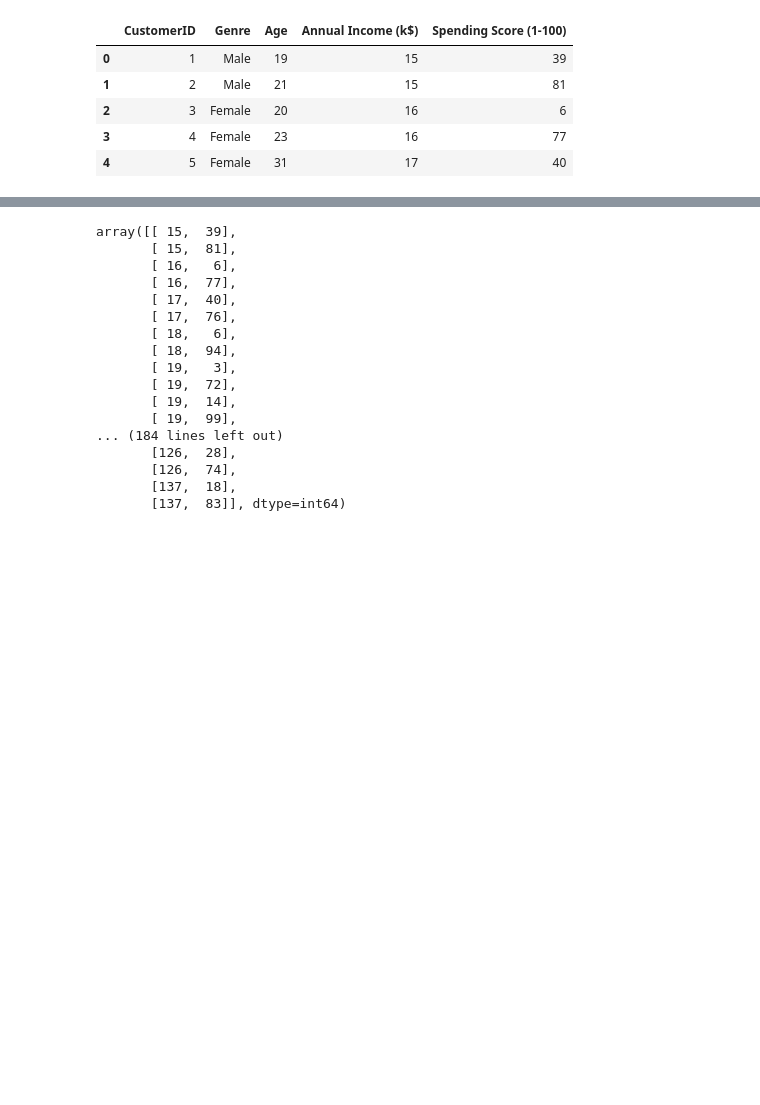
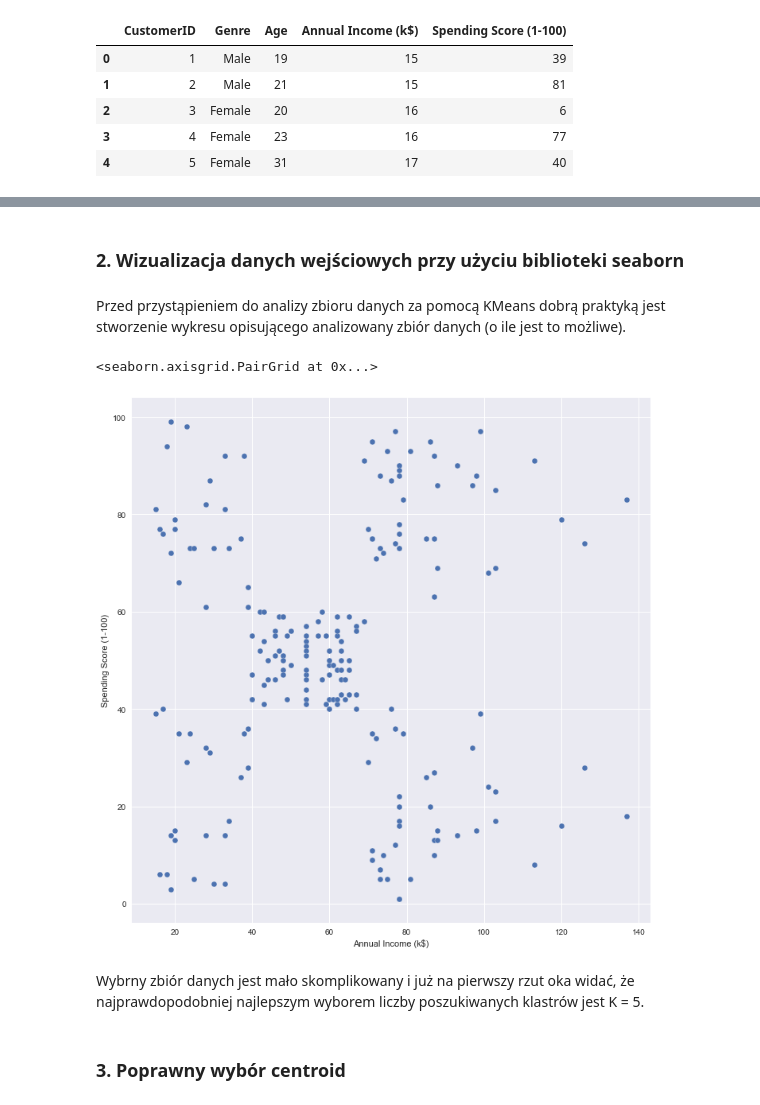
Before and after one commit to SkalskiP/ILearnMachineLearning.py, a Jupyter notebook: 02_K-Means/K-Means.ipynb, the cells around one changed output, grey strips where cells are left out. Drawn from its saved outputs; the diff is of its cells as text; code cells hidden in the pictures; blank space fills up the shorter version.

Commit message:
KMeans theory study

```diff
--- a/02_K-Means/K-Means.ipynb
+++ b/02_K-Means/K-Means.ipynb
@@ -17,22 +41,6 @@ dataset.head(5)
 # %%
 X = dataset.iloc[:, [3, 4]].values
-# %%
-X
-# %% [output]
-array([[ 15,  39],
-       [ 15,  81],
-       [ 16,   6],
-       [ 16,  77],
-       [ 17,  40],
-       [ 17,  76],
-       [ 18,   6],
-       [ 18,  94],
-       [ 19,   3],
-       [ 19,  72],
-       [ 19,  14],
-       [ 19,  99],
-... (184 lines left out)
-       [126,  28],
-       [126,  74],
-       [137,  18],
-       [137,  83]], dtype=int64)
+# %% [markdown]
+### 2. Wizualizacja danych wejściowych przy użyciu biblioteki seaborn
+# %% [markdown]
+Przed przystąpieniem do analizy zbioru danych za pomocą KMeans dobrą praktyką jest stworzenie wykresu opisującego analizowany zbiór danych (o ile jest to możliwe).
@@ -38,0 +51,12 @@ array([[ 15,  39],
+# %%
+sns.set()
+# Ustawiamy domyślne parametry estetyczne wykresu
+# %%
+sns.pairplot(data=dataset, x_vars='Annual Income (k$)', y_vars='Spending Score (1-100)', size=10)
+# %% [output]
+<seaborn.axisgrid.PairGrid at 0x...>
+[figure, added]
+# %% [markdown]
+Wybrny zbiór danych jest mało skomplikowany i już na pierwszy rzut oka widać, że najprawdopodobniej najlepszym wyborem liczby poszukiwanych klastrów jest K = 5.
+# %% [markdown]
+### 3. Poprawny wybór centroid
```
Also changed, not shown: parts of 6 cells of this notebook.
